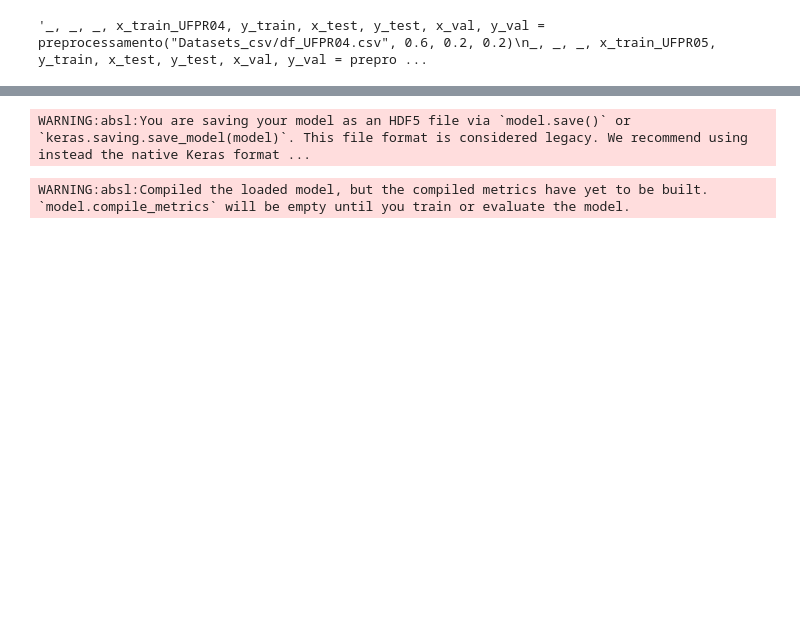
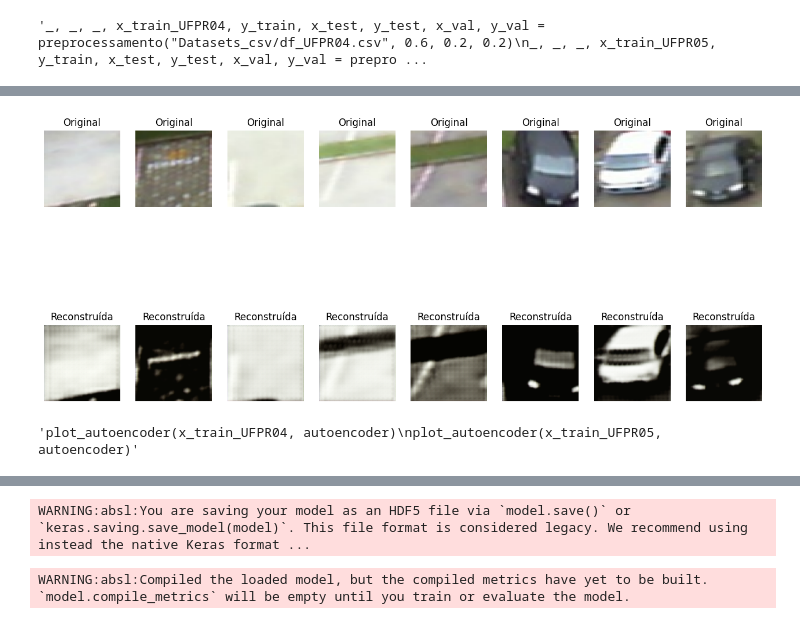
Before and after one commit to Lucas-doc26/ML, a Jupyter notebook: autoencoder_teste.ipynb, the cells around one changed output, grey strips where cells are left out. Saved outputs shown, nothing was run; the diff lists cells and outputs as text; code cells hidden in the pictures; blank space fills up the shorter version.

```diff
--- a/autoencoder_teste.ipynb
+++ b/autoencoder_teste.ipynb
@@ -186,7 +181,7 @@ _, _, _, x_train_UFPR05, y_train, x_test, y_test, x_val, y_val = preprocessament
 # %% [output]
 '_, _, _, x_train_UFPR04, y_train, x_test, y_test, x_val, y_val = preprocessamento("Datasets_csv/df_UFPR04.csv", 0.6, 0.2, 0.2)\n_, _, _, x_train_UFPR05, y_train, x_test, y_test, x_val, y_val = prepro ...
 # %%
-"""plot_autoencoder(x_teste, autoencoder)
-plot_autoencoder(x_train_UFPR04, autoencoder)
+plot_autoencoder(x_teste, autoencoder)
+"""plot_autoencoder(x_train_UFPR04, autoencoder)
 plot_autoencoder(x_train_UFPR05, autoencoder)"""
 # %% [output]
@@ -194,3 +197,5 @@ plot_autoencoder(x_train_UFPR05, autoencoder)"""
+[figure, added]
+'plot_autoencoder(x_train_UFPR04, autoencoder)\nplot_autoencoder(x_train_UFPR05, autoencoder)'
 # %%
 shape_imagem_codificada = imagens_codificadas.reshape((imagens_codificadas.shape[0], -1))
 
```
Also changed, not shown: parts of 12 cells of this notebook, 32 other files.
